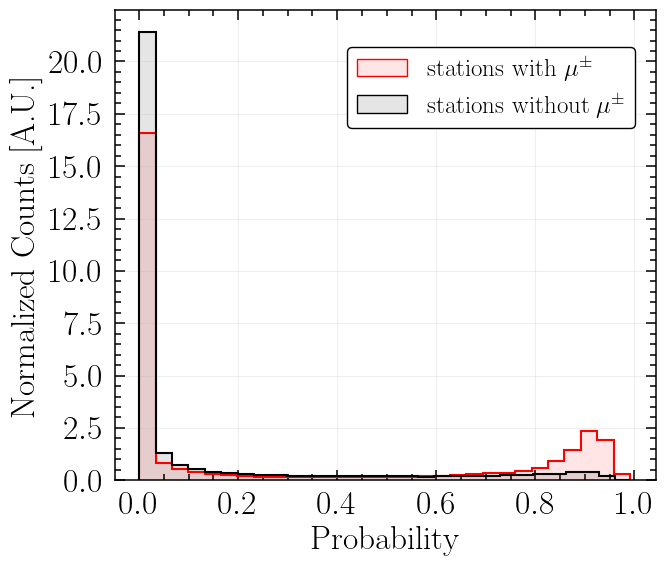
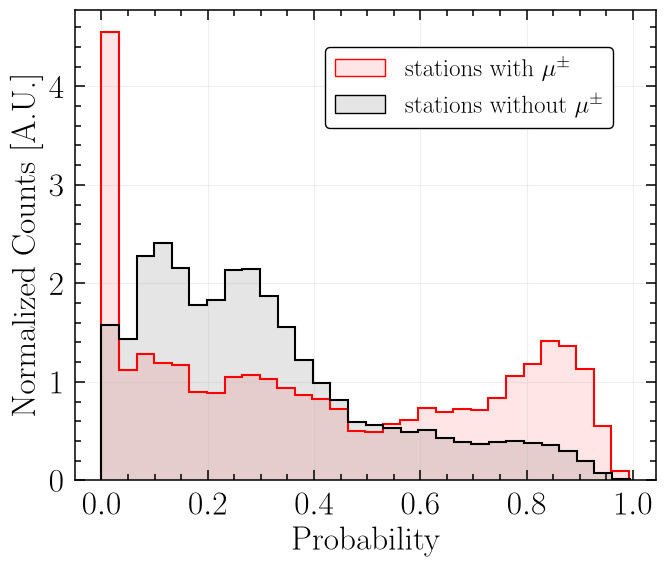
Unified diff of the notebook cell whose output changed from the first chart to the second:
--- before
+++ after
@@ -24,4 +24,4 @@
 plt.grid(True, alpha=0.2)
 plt.tight_layout()
-plt.savefig("../pictures/100160TeV_025deg_4FF_180R175h_Black/XGB_IC_13peSM_13peBKG_13peTEST_d0600_500ns/probdist_100160TeV_25z_13pe_500ns_0600d.pdf", dpi=300, bbox_inches="tight")
+#plt.savefig("../pictures/100160TeV_025deg_4FF_180R175h_Black/XGB_IC_13peSM_13peBKG_13peTEST_d0600_500ns/probdist_100160TeV_25z_13pe_500ns_0600d.pdf", dpi=300, bbox_inches="tight")
 plt.show()

Commit: updated all